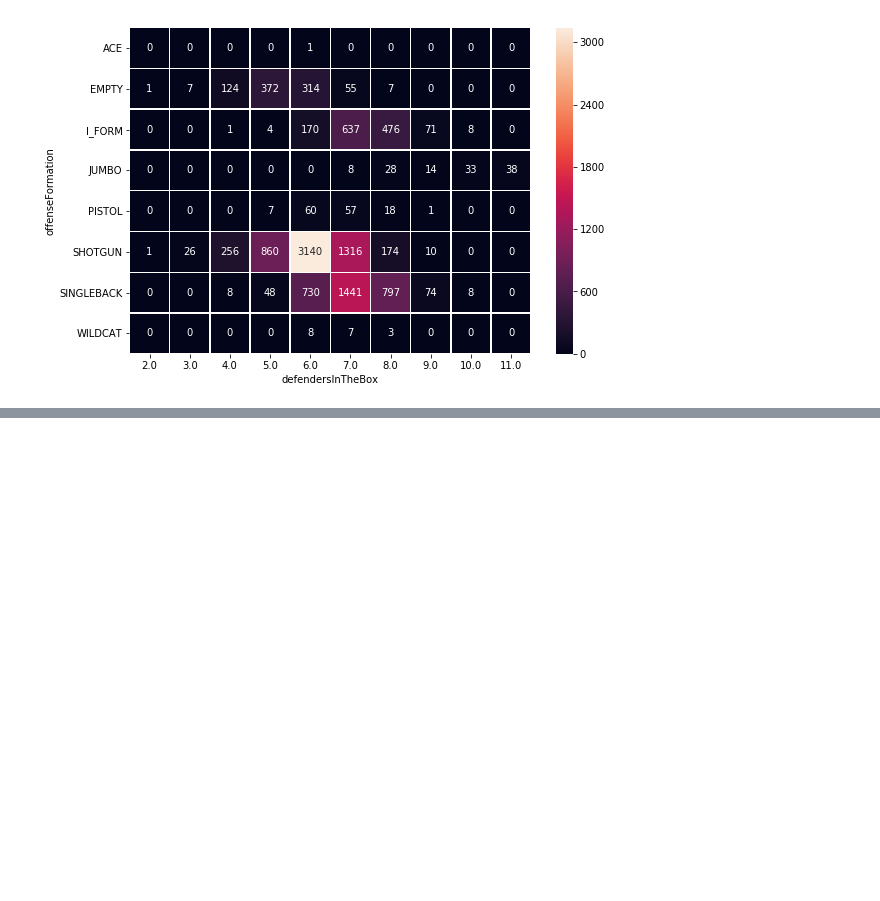
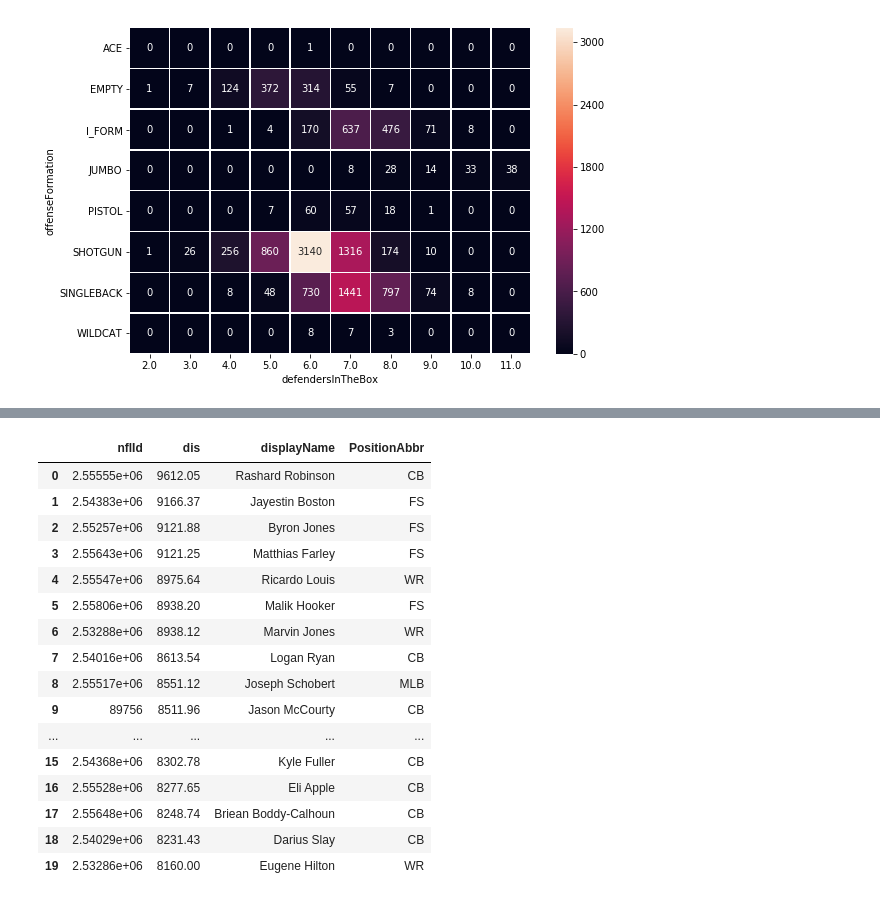
Before and after one commit to donw385/Big-Data-Bowl, a Jupyter notebook: Don_Wang_NFL_Data_Analysis.ipynb, the cells around one changed output, grey strips where cells are left out. Cells and saved outputs as stored; diff of their text form; code cells hidden in the pictures; blank space fills up the shorter version.

```diff
--- a/Don_Wang_NFL_Data_Analysis.ipynb
+++ b/Don_Wang_NFL_Data_Analysis.ipynb
@@ -1289,0 +1290,21 @@ merged_tracking_total
+# %%
+merged_tracking_total_name = pd.merge(merged_tracking_total, players[['nflId','displayName','PositionAbbr']]).head(20)
+merged_tracking_total_name
+# %% [output]
+|  | nflId | dis | displayName | PositionAbbr |
+| 0 | 2.55555e+06 | 9612.05 | Rashard Robinson | CB |
+| 1 | 2.54383e+06 | 9166.37 | Jayestin Boston | FS |
+| 2 | 2.55257e+06 | 9121.88 | Byron Jones | FS |
+| 3 | 2.55643e+06 | 9121.25 | Matthias Farley | FS |
+| 4 | 2.55547e+06 | 8975.64 | Ricardo Louis | WR |
+| 5 | 2.55806e+06 | 8938.20 | Malik Hooker | FS |
+| 6 | 2.53288e+06 | 8938.12 | Marvin Jones | WR |
+| 7 | 2.54016e+06 | 8613.54 | Logan Ryan | CB |
+| 8 | 2.55517e+06 | 8551.12 | Joseph Schobert | MLB |
+| 9 | 89756 | 8511.96 | Jason McCourty | CB |
+| ... | ... | ... | ... | ... |
+| 15 | 2.54368e+06 | 8302.78 | Kyle Fuller | CB |
+| 16 | 2.55528e+06 | 8277.65 | Eli Apple | CB |
+| 17 | 2.55648e+06 | 8248.74 | Briean Boddy-Calhoun | CB |
+| 18 | 2.54029e+06 | 8231.43 | Darius Slay | CB |
+| 19 | 2.53286e+06 | 8160.00 | Eugene Hilton | WR |
```
Also changed, not shown: parts of 6 cells of this notebook.
